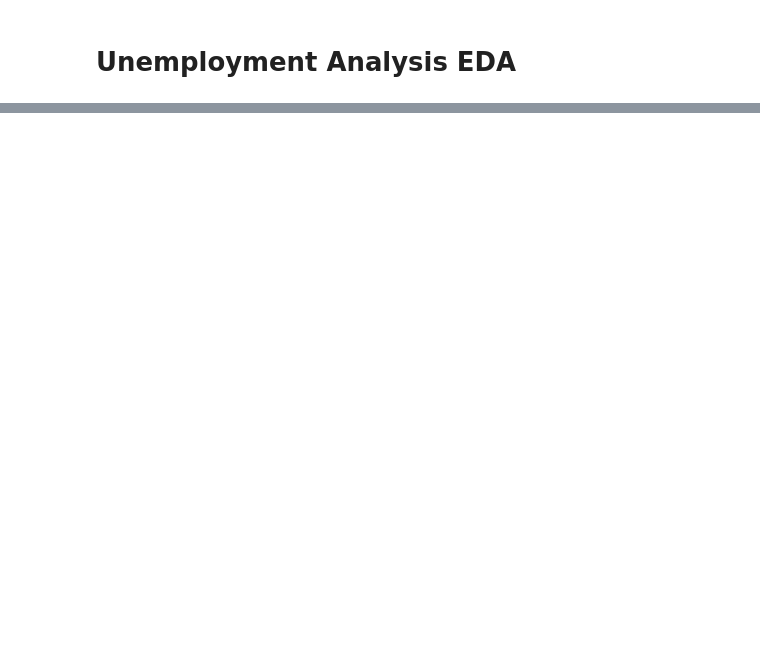
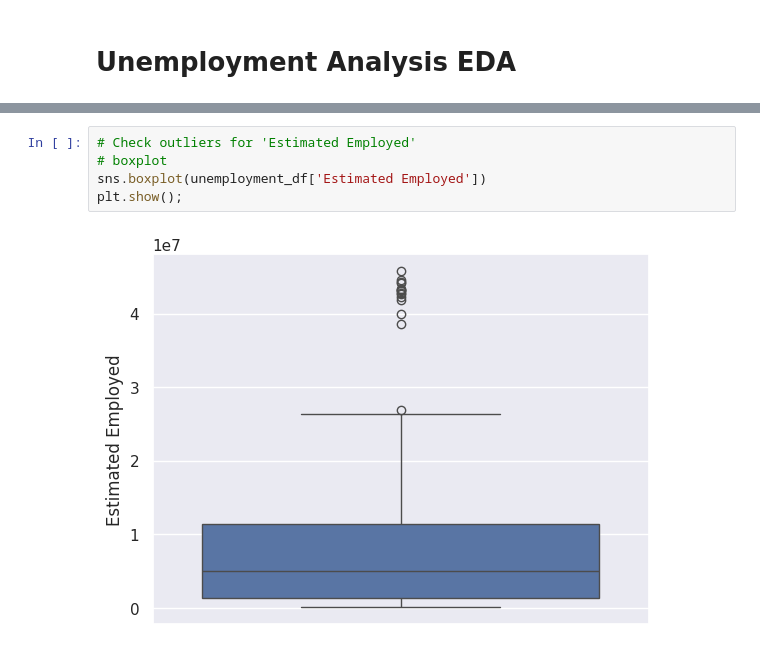
Before and after one commit to gazizovaa/CodeAlpha_Unemployment-_Analysis, a Jupyter notebook: CodeAlpha_Unemployment_Analysis.ipynb, the cells around one changed output, grey strips where cells are left out. Drawn from its saved outputs; the diff is of its cells as text; blank space fills up the shorter version.

```diff
--- a/CodeAlpha_Unemployment_Analysis.ipynb
+++ b/CodeAlpha_Unemployment_Analysis.ipynb
@@ -96,0 +173,7 @@ unemployment_df.drop_duplicates(inplace=True)
+# %%
+# Check outliers for 'Estimated Employed'
+# boxplot
+sns.boxplot(unemployment_df['Estimated Employed'])
+plt.show();
+# %% [output]
+[figure, added]
```
Also changed, not shown: parts of 24 cells of this notebook.
